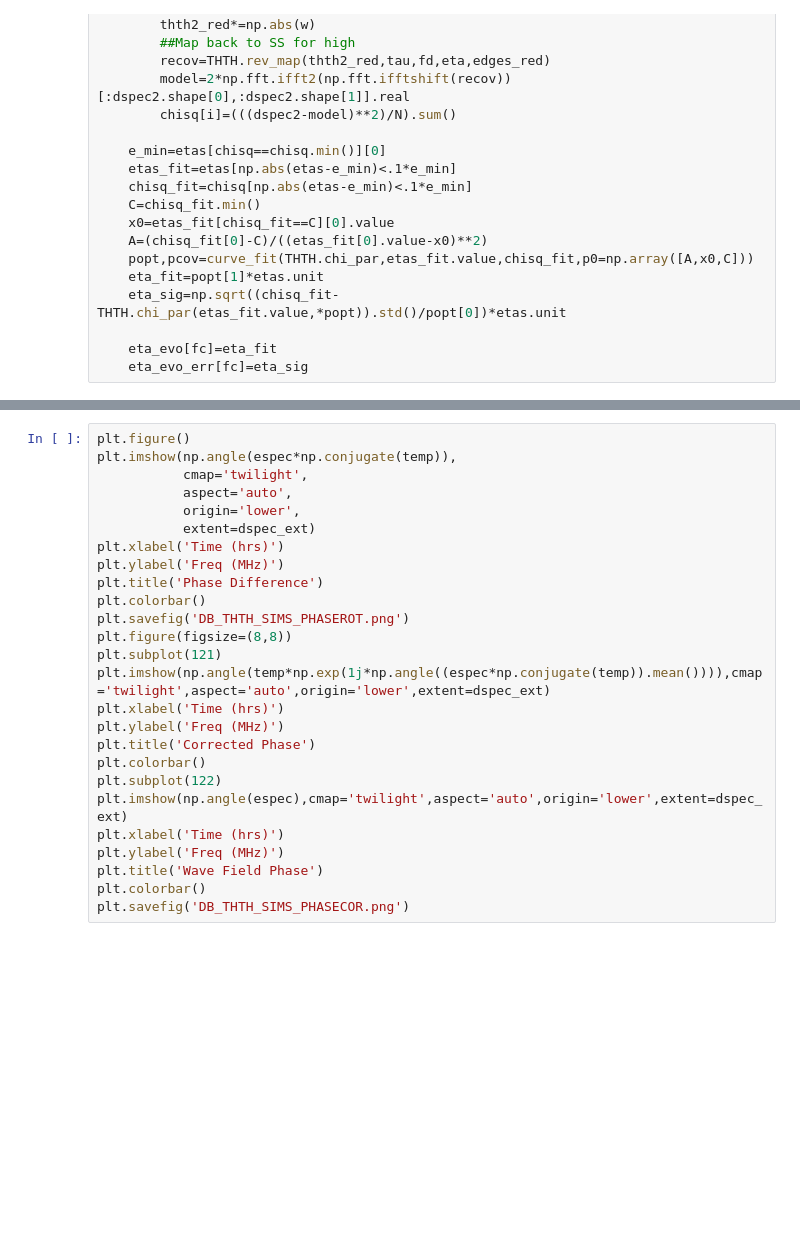
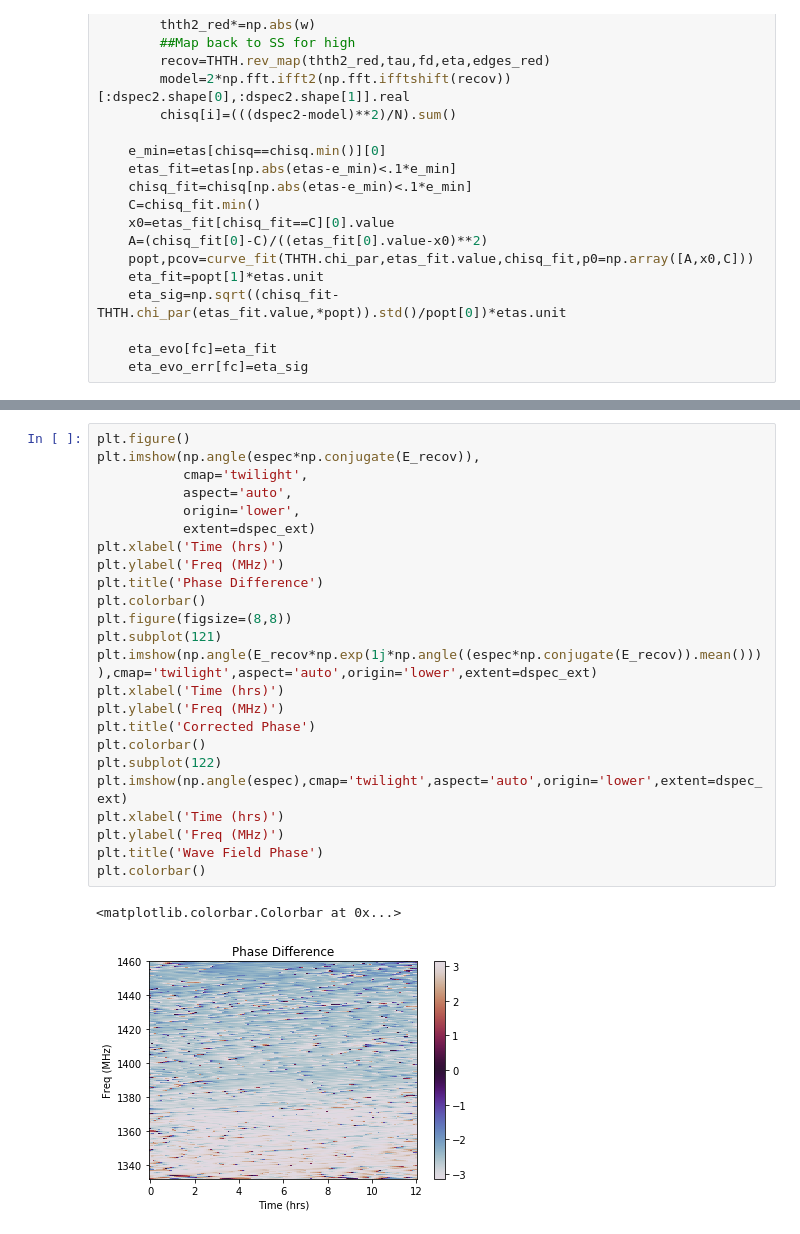
Before and after one commit to DanielTBaker/scintools, a Jupyter notebook: scintools/examples/THTHSample.ipynb, the cells around one changed output, grey strips where cells are left out. Drawn from its saved outputs; the diff is of its cells as text; blank space fills up the shorter version.

```diff
--- a/scintools/examples/THTHSample.ipynb
+++ b/scintools/examples/THTHSample.ipynb
@@ -397,26 +467,27 @@ NameError: name 'chunks' is not defined
 # %%
 plt.figure()
-plt.imshow(np.angle(espec*np.conjugate(temp)),
+plt.imshow(np.angle(espec*np.conjugate(E_recov)),
            cmap='twilight',
            aspect='auto',
            origin='lower',
            extent=dspec_ext)
 plt.xlabel('Time (hrs)')
 plt.ylabel('Freq (MHz)')
 plt.title('Phase Difference')
 plt.colorbar()
-plt.savefig('DB_THTH_SIMS_PHASEROT.png')
 plt.figure(figsize=(8,8))
 plt.subplot(121)
-plt.imshow(np.angle(temp*np.exp(1j*np.angle((espec*np.conjugate(temp)).mean()))),cmap='twilight',aspect='auto',origin='lower',extent=dspec_ext)
+plt.imshow(np.angle(E_recov*np.exp(1j*np.angle((espec*np.conjugate(E_recov)).mean()))),cmap='twilight',aspect='auto',origin='lower',extent=dspec_ext)
 plt.xlabel('Time (hrs)')
 plt.ylabel('Freq (MHz)')
 plt.title('Corrected Phase')
 plt.colorbar()
 plt.subplot(122)
 plt.imshow(np.angle(espec),cmap='twilight',aspect='auto',origin='lower',extent=dspec_ext)
 plt.xlabel('Time (hrs)')
 plt.ylabel('Freq (MHz)')
 plt.title('Wave Field Phase')
 plt.colorbar()
-plt.savefig('DB_THTH_SIMS_PHASECOR.png')
+# %% [output]
+<matplotlib.colorbar.Colorbar at 0x...>
+[figure, added]
```
Also changed, not shown: parts of 26 cells of this notebook, 1 other file.
